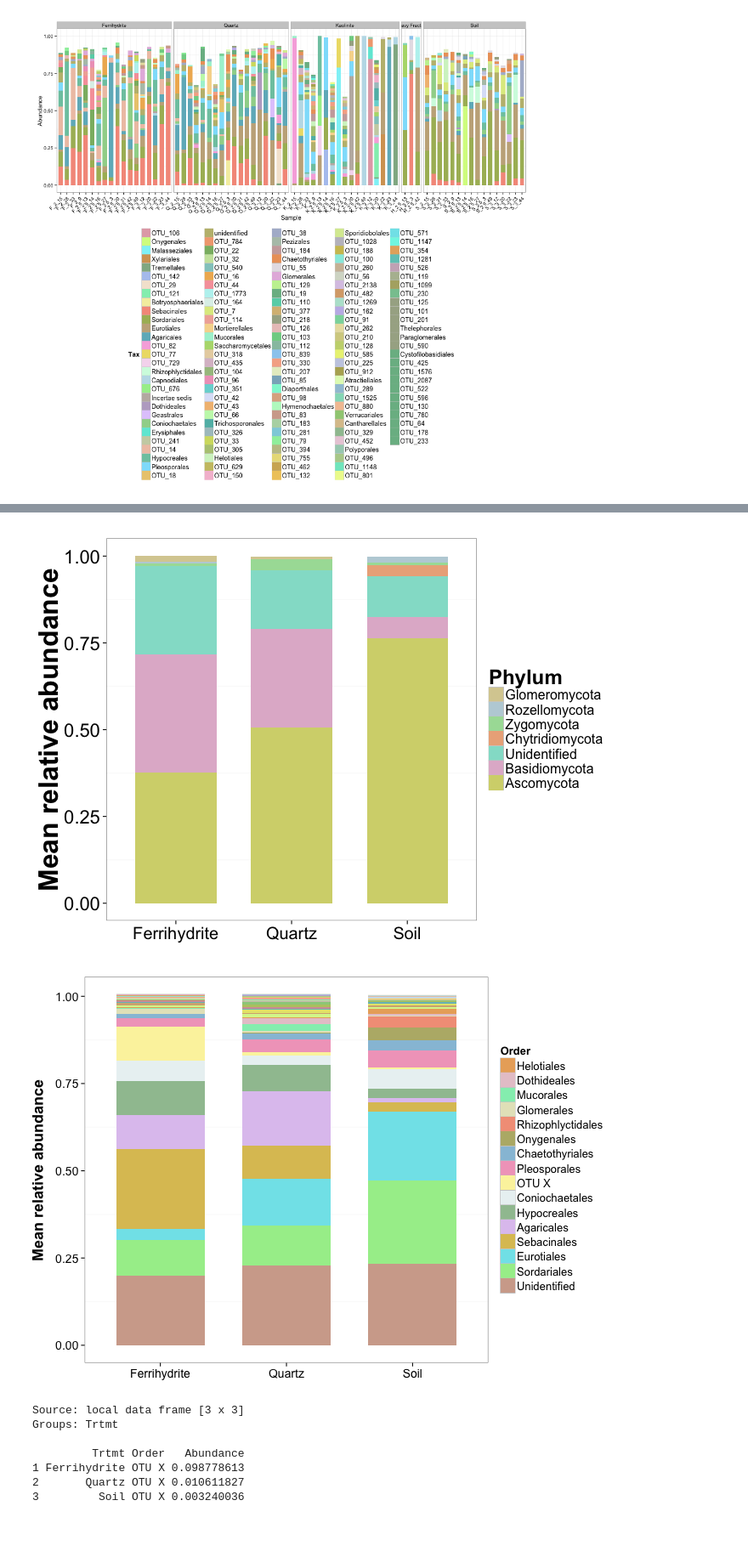
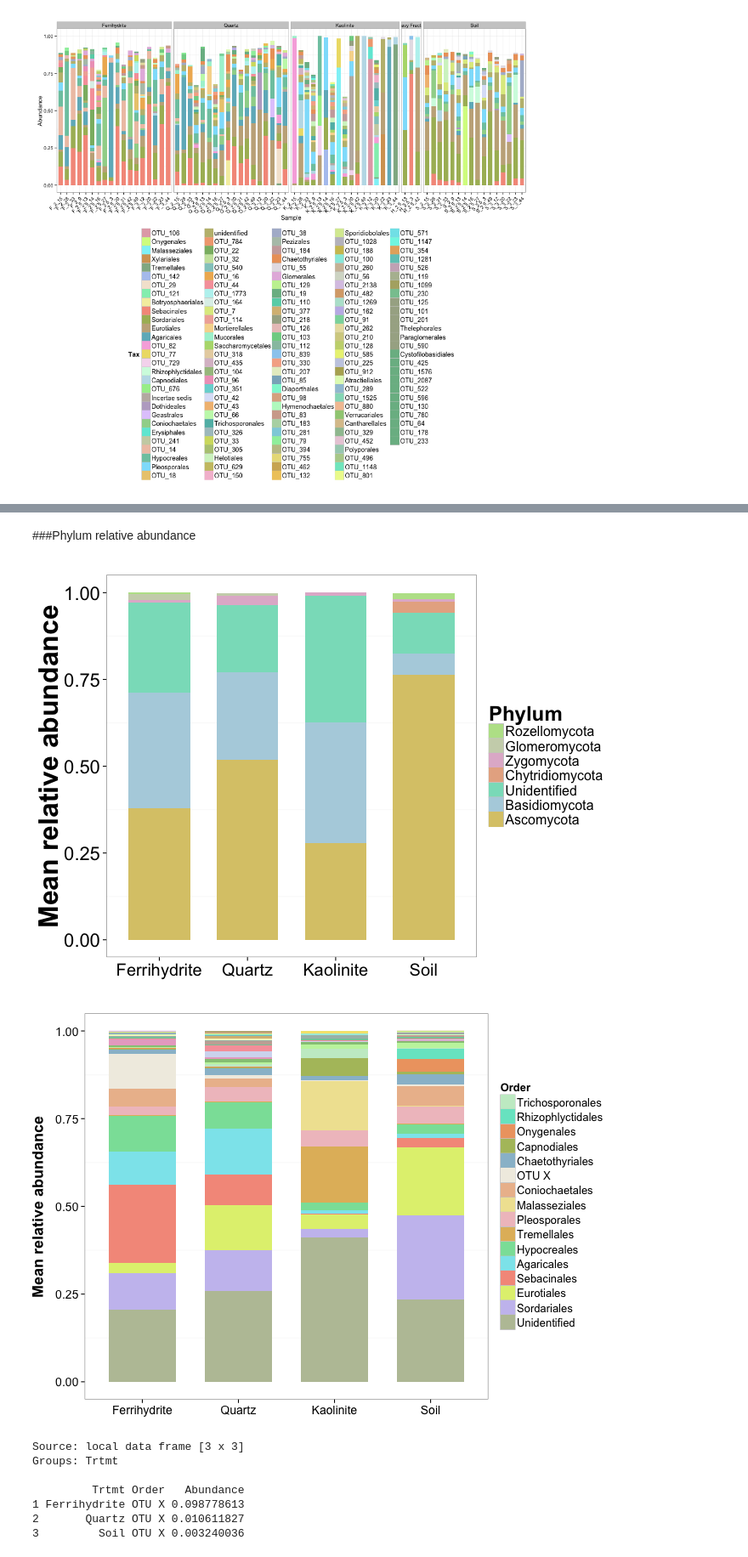
Before and after one commit to TheaWhitman/MineralITS, a Jupyter notebook: manuscript_figures/Stacked_Bar.ipynb, the cells around one changed output, grey strips where cells are left out. Shown at 85% size. Saved outputs shown, nothing was run; the diff lists cells and outputs as text; code cells hidden in the pictures; blank space fills up the shorter version.

```diff
--- a/manuscript_figures/Stacked_Bar.ipynb
+++ b/manuscript_figures/Stacked_Bar.ipynb
@@ -110,11 +173,13 @@ p
+# %% [markdown]
+###Phylum relative abundance
 # %%
 %%R -w 700 -h 500
 
 cutoff = 0.005
-totabund = 3000
+totabund = 1500
 
 d.plot = mdf %>%
-    filter(Trtmt != "Kaolinite") %>%
+#    filter(Trtmt != "Kaolinite") %>%
     group_by(Sample) %>%
     filter(sum(Abundance) > totabund) %>%
     mutate(Abundance = Abundance / sum(Abundance))
@@ -147,8 +212,8 @@ d.plot<-d.plot[with(d.plot, order(Trtmt, Tax)),]
 #d.plot<-d.plot[with(d.plot, order(Month, Trtmt, Tax)),]
 # Sort the whole dataframe by this phylum order
 
-#scheme <- iwanthue()
-#colors = scheme$hex(length(unique(d.plot$Tax)), color_space = hcl_presets$pastel)
+scheme <- iwanthue()
+colors = scheme$hex(length(unique(d.plot$Tax)), color_space = hcl_presets$pastel)
 
 p = ggplot(d.plot, aes(x = Trtmt, y = Abundance, fill = Tax))
 
@@ -172,6 +237,6 @@ p = p + theme(
     panel.grid.major= element_blank())
 p
 # %% [output]
-[figure, old version]
+[figure, new version]
 # %%
 %%R
@@ -180,10 +245,10 @@ ggsave(filename="RelabundPhylum.jpg", p, width=11.4, height=8.6)
 %%R -w 700 -h 500
 
 cutoff = 0
-totabund = 3000
+totabund = 1200
 
 d.plot = mdf %>%
-    filter(Trtmt != "Kaolinite") %>%
+#    filter(Trtmt != "Kaolinite") %>%
     group_by(Sample) %>%
     filter(sum(Abundance) > totabund) %>%
     mutate(Abundance = Abundance / sum(Abundance))
@@ -215,34 +280,35 @@ d.plot$Trtmt = ordered(d.plot$Trtmt, levels = c("Ferrihydrite", "Quartz", "Kaoli
 d.plot<-d.plot[with(d.plot, order(Trtmt, Tax)),]
 #d.plot<-d.plot[with(d.plot, order(Month, Trtmt, Tax)),]
 # Sort the whole dataframe by this phylum order
 
 scheme <- iwanthue()
 colors = scheme$hex(length(unique(d.plot$Tax)), color_space = hcl_presets$pastel)
 
 p = ggplot(d.plot, aes(x = Trtmt, y = Abundance, fill = Tax))
 
 #p = p + facet_grid(. ~Trtmt, scales = "free_x", space = "free")
 
 N=16
 Orders=factor(d.plot$Tax, d.plot[order(-d.plot$Abundance),]$Tax)[1:N]
 
 p = p + scale_fill_manual(breaks=Orders,values = colors)
 
 p = p + geom_bar(stat = "identity", width = 0.70)
 
 p = p + guides(fill = guide_legend(title = "Order", ncol = 1, reverse=TRUE))
 
 p = p + theme_bw()
 p = p + ylab("Mean relative abundance")
+p = p + ylim(0,1.00)
 p = p + theme(
     axis.title.x = element_blank(), axis.text = element_text(size=14),
     axis.title.y = element_text(size=18, face="bold", vjust=2),
     legend.position="right", legend.text=element_text(size=13), legend.title=element_text(size=13),
     panel.grid.major= element_blank())
 
 p
 # %% [output]
-[figure, old version]
+[figure, new version]
 # %%
 %%R
 cutoff = 0
```
Also changed, not shown: parts of 9 cells of this notebook, 20 other files.
